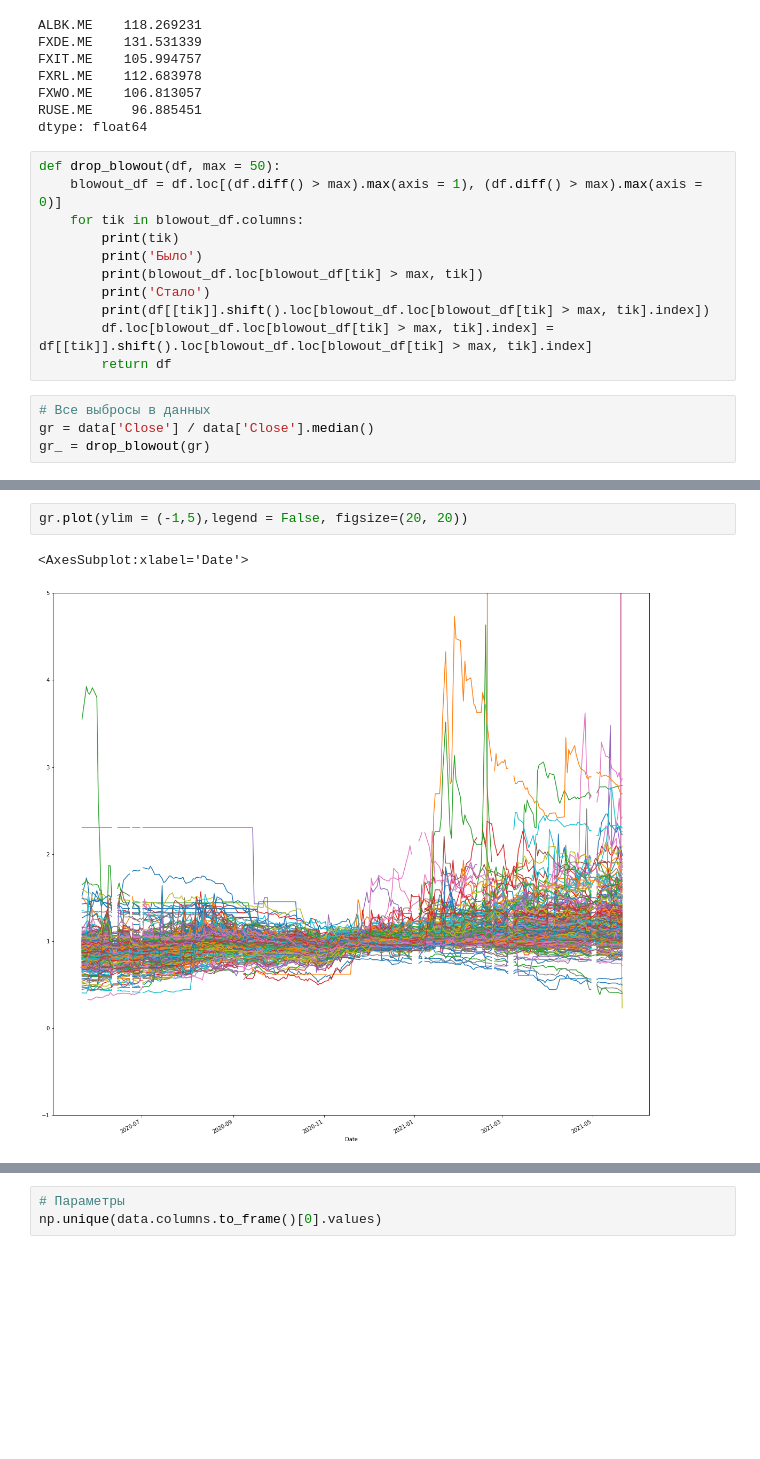
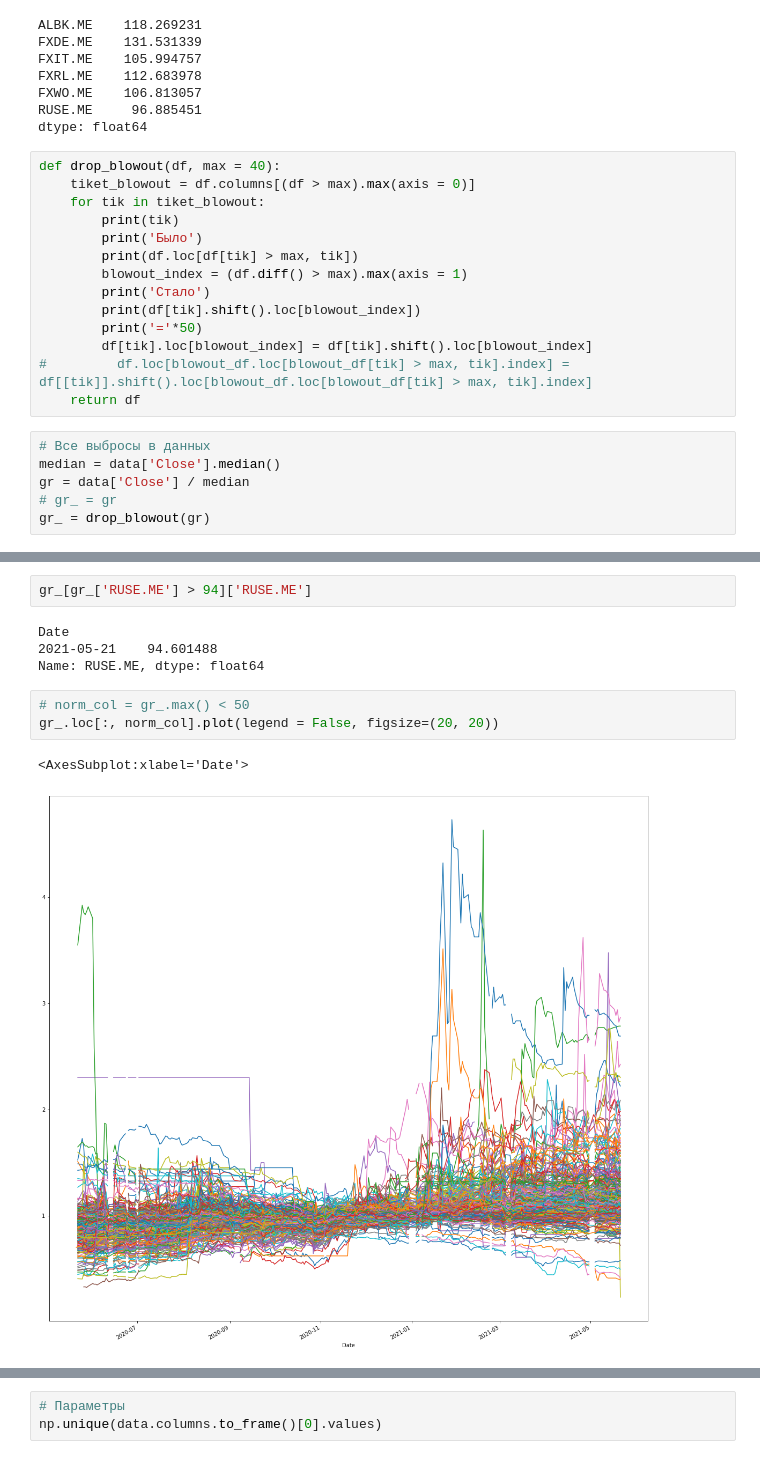
Before and after one commit to Mikhaylov-yv/Trad_histori_test, a Jupyter notebook: notebooks/Просмотр рынка Мос биржы.ipynb, the cells around one changed output, grey strips where cells are left out. Saved outputs shown, nothing was run; the diff lists cells and outputs as text; blank space fills up the shorter version.

```diff
--- a/notebooks/Просмотр рынка Мос биржы.ipynb
+++ b/notebooks/Просмотр рынка Мос биржы.ipynb
@@ -107,19 +107,24 @@ FXWO.ME    106.813057
 RUSE.ME     96.885451
 dtype: float64
 # %%
-def drop_blowout(df, max = 50):
-    blowout_df = df.loc[(df.diff() > max).max(axis = 1), (df.diff() > max).max(axis = 0)]
-    for tik in blowout_df.columns:
+def drop_blowout(df, max = 40):
+    tiket_blowout = df.columns[(df > max).max(axis = 0)]
+    for tik in tiket_blowout:
         print(tik)
         print('Было')
-        print(blowout_df.loc[blowout_df[tik] > max, tik])
+        print(df.loc[df[tik] > max, tik])
+        blowout_index = (df.diff() > max).max(axis = 1)
         print('Стало')
-        print(df[[tik]].shift().loc[blowout_df.loc[blowout_df[tik] > max, tik].index])
-        df.loc[blowout_df.loc[blowout_df[tik] > max, tik].index] = df[[tik]].shift().loc[blowout_df.loc[blowout_df[tik] > max, tik].index]
-        return df
+        print(df[tik].shift().loc[blowout_index])
+        print('='*50)
+        df[tik].loc[blowout_index] = df[tik].shift().loc[blowout_index]
+#         df.loc[blowout_df.loc[blowout_df[tik] > max, tik].index] = df[[tik]].shift().loc[blowout_df.loc[blowout_df[tik] > max, tik].index]
+    return df
 # %%
 # Все выбросы в данных
-gr = data['Close'] / data['Close'].median()
+median = data['Close'].median()
+gr = data['Close'] / median
+# gr_ = gr
 gr_ = drop_blowout(gr)
 # %% [output]
 ALBK.ME
@@ -134,5 +147,12 @@ Date
+# %%
+gr_[gr_['RUSE.ME'] > 94]['RUSE.ME']
+# %% [output]
+Date
+2021-05-21    94.601488
+Name: RUSE.ME, dtype: float64
 # %%
-gr.plot(ylim = (-1,5),legend = False, figsize=(20, 20))
+# norm_col = gr_.max() < 50
+gr_.loc[:, norm_col].plot(legend = False, figsize=(20, 20))
 # %% [output]
 <AxesSubplot:xlabel='Date'>
-[figure, old version]
+[figure, new version]
```
Also changed, not shown: parts of 3 cells of this notebook.
